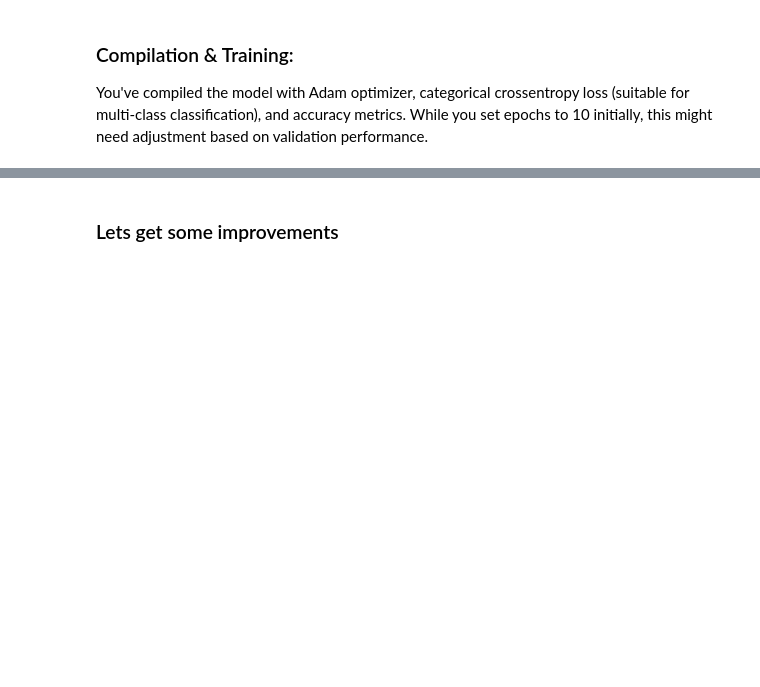
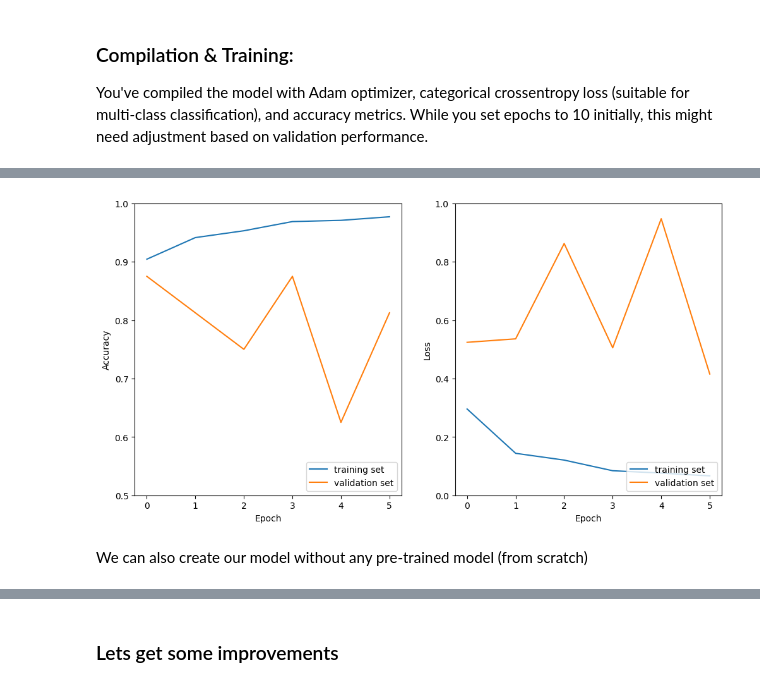
Before and after one commit to david01021984/PneumoniaRecognition, a Jupyter notebook: pneumonia_recognition.ipynb, the cells around one changed output, grey strips where cells are left out. Cells and saved outputs as stored; diff of their text form; code cells hidden in the pictures; blank space fills up the shorter version.

```diff
--- a/pneumonia_recognition.ipynb
+++ b/pneumonia_recognition.ipynb
@@ -237,3 +211,9 @@ ResNet50                 0.8029          0.7696          0.8189
+# %%
+plot_history(resnet50_history)
+# %% [output]
+[figure, added]
+# %% [markdown]
+We can also create our model without any pre-trained model (from scratch)
 # %%
 import tensorflow as tf
 from tensorflow.keras import layers, models
```
Also changed, not shown: parts of 13 cells of this notebook.
